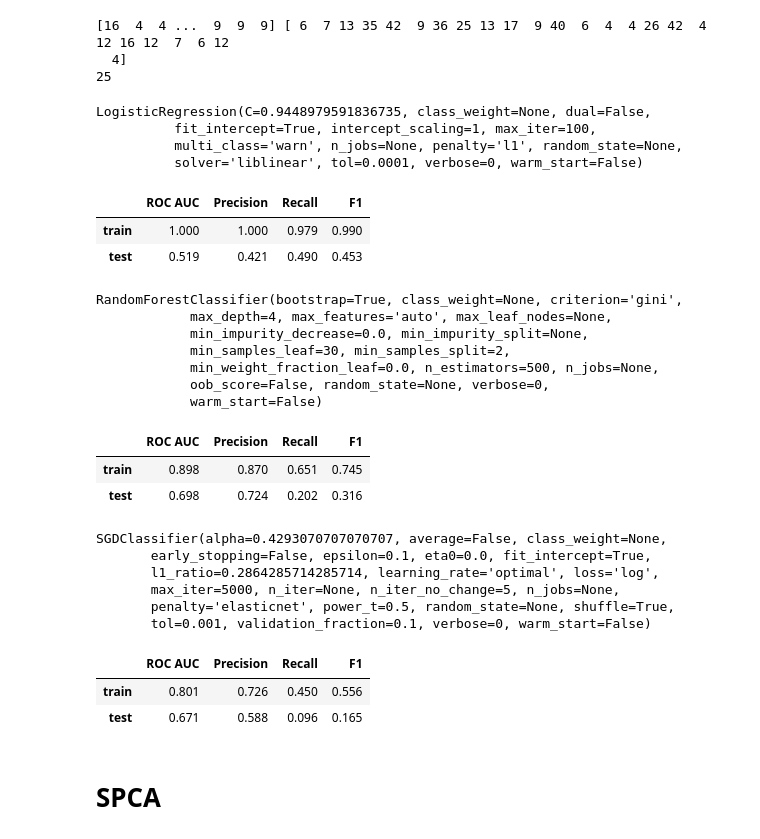
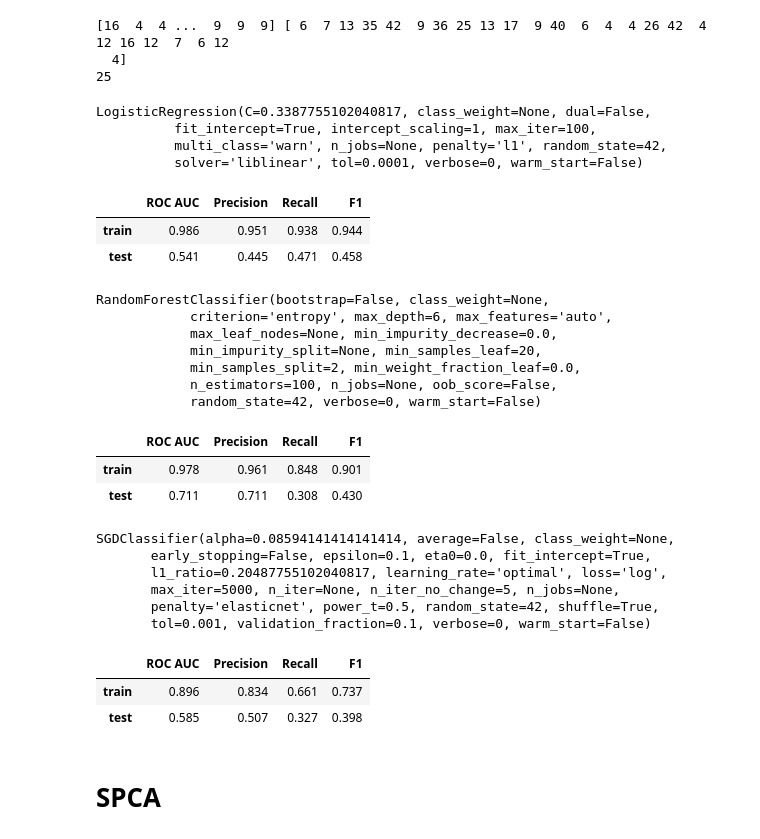
Before and after one commit to sjwilczynski/geneExpr, a Jupyter notebook: DimensionalityReduction.ipynb, the cells around one changed output. Drawn from its saved outputs; the diff is of its cells as text; code cells hidden in the pictures.

```diff
--- a/DimensionalityReduction.ipynb
+++ b/DimensionalityReduction.ipynb
@@ -124,43 +120,46 @@ X_mlcc_test = apply_mlcc_dim_reduction(X_std_test, segmentation, dimensionalitie
   4]
 25
 # %%
-logit_cv = RandomizedSearchCV(LogisticRegression(), cv=cv, scoring=scoring, n_iter=n_iter, n_jobs=n_jobs, iid=False, param_distributions=logistic_params)
-tree_cv = RandomizedSearchCV(RandomForestClassifier(), cv=cv, scoring=scoring, n_iter=n_iter, n_jobs=n_jobs, iid=False, param_distributions=tree_params)
+logit_cv = RandomizedSearchCV(LogisticRegression(random_state=random_state), random_state=random_state,
+                              cv=cv, scoring=scoring, n_iter=n_iter, n_jobs=n_jobs, iid=False, param_distributions=logistic_params)
+tree_cv = RandomizedSearchCV(RandomForestClassifier(random_state=random_state), random_state=random_state,
+                             cv=cv, scoring=scoring, n_iter=n_iter, n_jobs=n_jobs, iid=False, param_distributions=tree_params)
 
 clf_logit = fit_clf_print_scores(logit_cv, X_mlcc_train, y_train, X_mlcc_test, y_test)
 clf_forest = fit_clf_print_scores(tree_cv, X_mlcc_train, y_train, X_mlcc_test, y_test)
 # %% [output]
-LogisticRegression(C=0.9448979591836735, class_weight=None, dual=False,
+LogisticRegression(C=0.3387755102040817, class_weight=None, dual=False,
           fit_intercept=True, intercept_scaling=1, max_iter=100,
-          multi_class='warn', n_jobs=None, penalty='l1', random_state=None,
+          multi_class='warn', n_jobs=None, penalty='l1', random_state=42,
           solver='liblinear', tol=0.0001, verbose=0, warm_start=False)
 |  | ROC AUC | Precision | Recall | F1 |
-| train | 1.000 | 1.000 | 0.979 | 0.990 |
-| test | 0.519 | 0.421 | 0.490 | 0.453 |
+| train | 0.986 | 0.951 | 0.938 | 0.944 |
+| test | 0.541 | 0.445 | 0.471 | 0.458 |
-RandomForestClassifier(bootstrap=True, class_weight=None, criterion='gini',
-            max_depth=4, max_features='auto', max_leaf_nodes=None,
-            min_impurity_decrease=0.0, min_impurity_split=None,
-            min_samples_leaf=30, min_samples_split=2,
-            min_weight_fraction_leaf=0.0, n_estimators=500, n_jobs=None,
-            oob_score=False, random_state=None, verbose=0,
-            warm_start=False)
+RandomForestClassifier(bootstrap=False, class_weight=None,
+            criterion='entropy', max_depth=6, max_features='auto',
+            max_leaf_nodes=None, min_impurity_decrease=0.0,
+            min_impurity_split=None, min_samples_leaf=20,
+            min_samples_split=2, min_weight_fraction_leaf=0.0,
+            n_estimators=100, n_jobs=None, oob_score=False,
+            random_state=42, verbose=0, warm_start=False)
 |  | ROC AUC | Precision | Recall | F1 |
-| train | 0.898 | 0.870 | 0.651 | 0.745 |
-| test | 0.698 | 0.724 | 0.202 | 0.316 |
+| train | 0.978 | 0.961 | 0.848 | 0.901 |
+| test | 0.711 | 0.711 | 0.308 | 0.430 |
 # %%
-elastic_cv = RandomizedSearchCV(SGDClassifier(loss='log', penalty='elasticnet', max_iter=5000, tol=1e-3), cv=cv, scoring=scoring, n_iter=n_iter, n_jobs=n_jobs,
+elastic_cv = RandomizedSearchCV(SGDClassifier(loss='log', penalty='elasticnet', max_iter=5000, tol=1e-3, random_state=random_state),
+                                cv=cv, scoring=scoring, n_iter=n_iter, n_jobs=n_jobs, random_state=random_state,
                                 iid=False, param_distributions=elastic_params)
 clf_en = fit_clf_print_scores(elastic_cv, X_mlcc_train, y_train, X_mlcc_test, y_test)
 # %% [output]
-SGDClassifier(alpha=0.4293070707070707, average=False, class_weight=None,
+SGDClassifier(alpha=0.08594141414141414, average=False, class_weight=None,
        early_stopping=False, epsilon=0.1, eta0=0.0, fit_intercept=True,
-       l1_ratio=0.2864285714285714, learning_rate='optimal', loss='log',
+       l1_ratio=0.20487755102040817, learning_rate='optimal', loss='log',
        max_iter=5000, n_iter=None, n_iter_no_change=5, n_jobs=None,
-       penalty='elasticnet', power_t=0.5, random_state=None, shuffle=True,
+       penalty='elasticnet', power_t=0.5, random_state=42, shuffle=True,
        tol=0.001, validation_fraction=0.1, verbose=0, warm_start=False)
 |  | ROC AUC | Precision | Recall | F1 |
-| train | 0.801 | 0.726 | 0.450 | 0.556 |
-| test | 0.671 | 0.588 | 0.096 | 0.165 |
+| train | 0.896 | 0.834 | 0.661 | 0.737 |
+| test | 0.585 | 0.507 | 0.327 | 0.398 |
 # %% [markdown]
 # SPCA
 # %%
```
Also changed, not shown: parts of 10 cells of this notebook, 6 other files.
